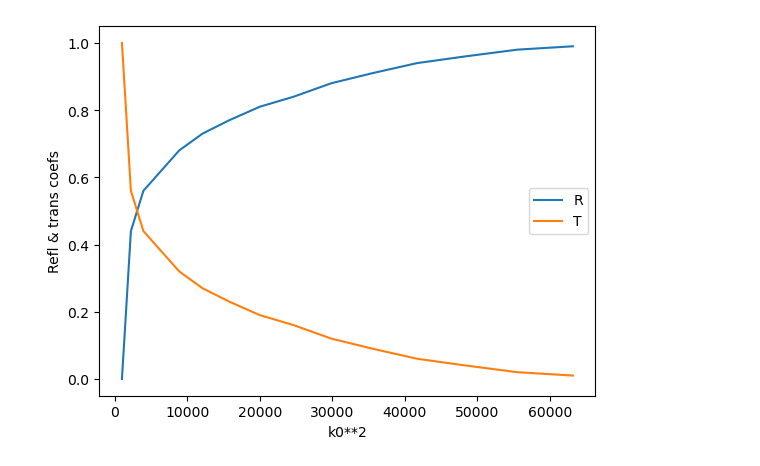
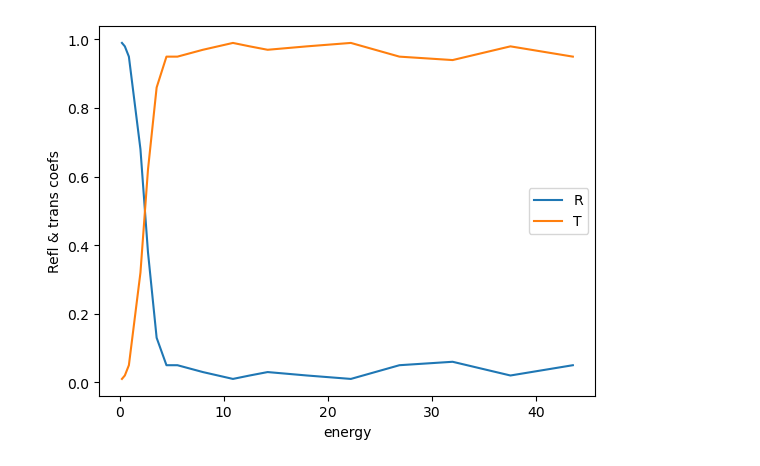
Before and after one commit to mirhex-toldex/charge-exchange, a Jupyter notebook: Crank_Nicholson.ipynb, the cells around one changed output. Cells and saved outputs as stored; diff of their text form; code cells hidden in the pictures.

```diff
--- a/Crank_Nicholson.ipynb
+++ b/Crank_Nicholson.ipynb
@@ -185,19 +195,20 @@ Transmission coefficient (T): (0.8608160742539681+0j)
 # print(rcoefs)
 # %%
 # Ramsauer-Townsend
-k0s = [10, 15, 20, 30, 35, 40, 45, 50, 55, 60, 65, 70, 75, 80] * np.array(np.pi)
-rs = [0, 0.44, 0.56, 0.68, 0.73, 0.77, 0.81, 0.84, 0.88, 0.91, 0.94, 0.96, 0.98, 0.99]
-ts = [1, 0.56, 0.44, 0.32, 0.27, 0.23, 0.19, 0.16, 0.12, 0.09, 0.06, 0.04, 0.02, 0.01]
-plt.plot(k0s**2, rs, label= 'R')
-plt.plot(k0s**2, ts, label = 'T')
-plt.xlabel("k0**2")
+k0s = [10, 15, 20, 30, 35, 40, 45, 50, 60, 70, 75, 80, 90, 100, 110, 120, 130, 140] * np.array(np.pi)
+es = k0s**2 / np.array(V0) # unitless energy
+rs = [0.99, 0.98, 0.95, 0.68, 0.38, 0.13, 0.05, 0.05, 0.03, 0.01, 0.02, 0.03, 0.02, 0.01, 0.05, 0.06, 0.02, 0.05]
+ts = [0.01, 0.02, 0.05, 0.32, 0.62, 0.86, 0.95, 0.95, 0.97, 0.99, 0.98, 0.97, 0.98, 0.99, 0.95, 0.94, 0.98, 0.95]
+plt.plot(es, rs, label= 'R')
+plt.plot(es, ts, label = 'T')
+plt.xlabel("energy")
 plt.ylabel('Refl & trans coefs')
 plt.title('')
 plt.legend()
 plt.show()
 # print([k0] * nx)
 # %% [output]
-[figure, old version]
+[figure, new version]
 # %%
 f = np.exp(-1j * dt * V) * psi0
 # plt.plot(x, V)
```
Also changed, not shown: parts of 4 cells of this notebook.
